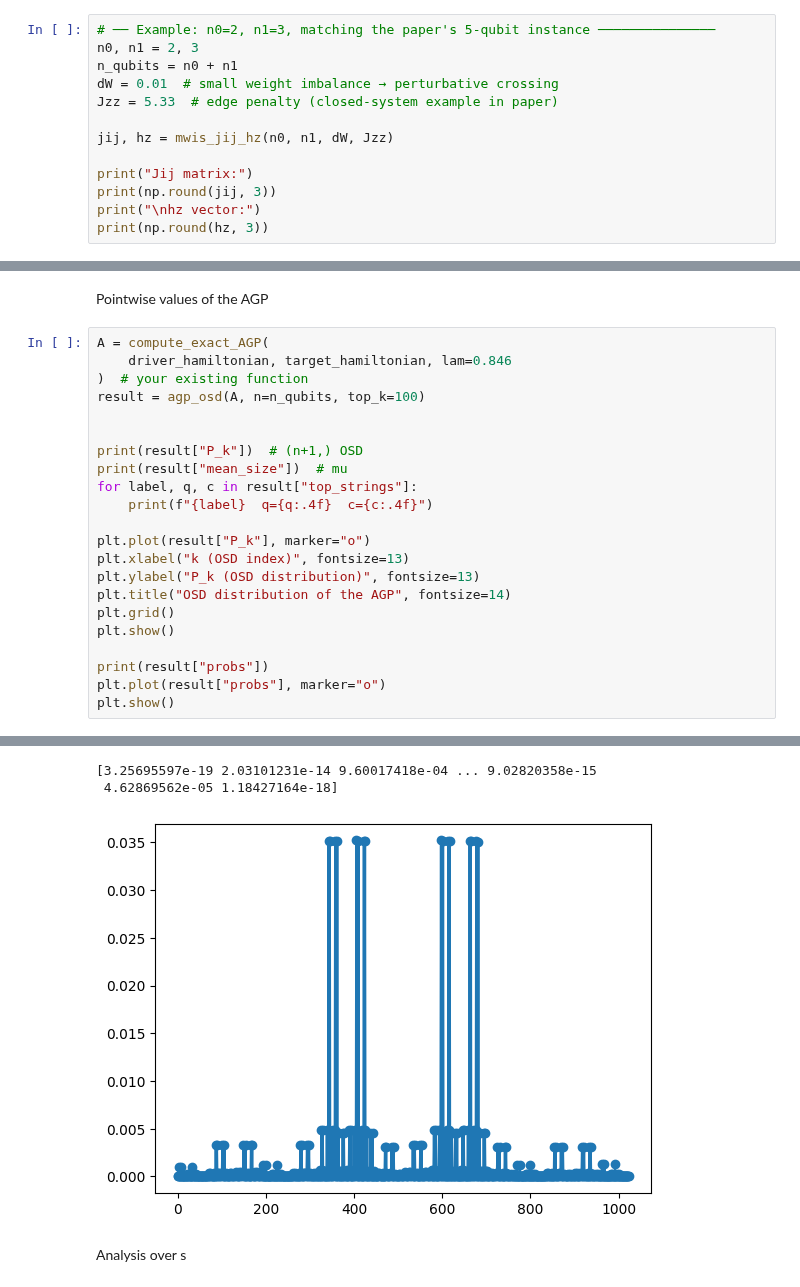
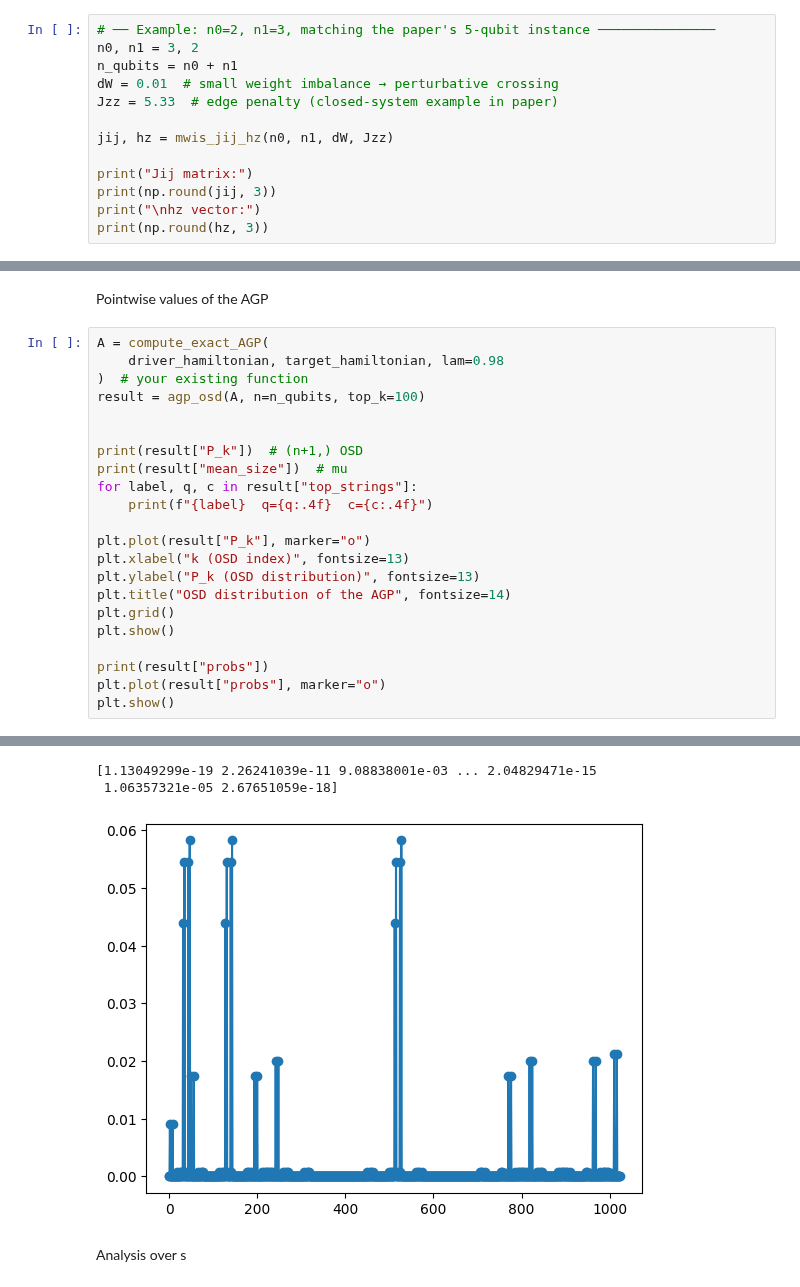
Before and after one commit to emacosta95/Magic4Annealing, a Jupyter notebook: AGPanalysis.ipynb, the cells around one changed output, grey strips where cells are left out. Cells and saved outputs as stored; diff of their text form.

```diff
--- a/AGPanalysis.ipynb
+++ b/AGPanalysis.ipynb
@@ -55,7 +55,7 @@ def mwis_jij_hz(n0, n1, dW, Jzz):
 Hyperparameters
 # %%
 # ── Example: n0=2, n1=3, matching the paper's 5-qubit instance ───────────────
-n0, n1 = 2, 3
+n0, n1 = 3, 2
 n_qubits = n0 + n1
 dW = 0.01  # small weight imbalance → perturbative crossing
 Jzz = 5.33  # edge penalty (closed-system example in paper)
@@ -159,7 +183,7 @@ Minimum gap Δ₁₀ = 0.000668 at s = 0.846
 Pointwise values of the AGP
 # %%
 A = compute_exact_AGP(
-    driver_hamiltonian, target_hamiltonian, lam=0.846
+    driver_hamiltonian, target_hamiltonian, lam=0.98
 )  # your existing function
 result = agp_osd(A, n=n_qubits, top_k=100)
 
@@ -201,6 +225,6 @@ IZIYI  q=0.0012  c=0.2405+0.0000j
-[3.25695597e-19 2.03101231e-14 9.60017418e-04 ... 9.02820358e-15
- 4.62869562e-05 1.18427164e-18]
+[1.13049299e-19 2.26241039e-11 9.08838001e-03 ... 2.04829471e-15
+ 1.06357321e-05 2.67651059e-18]
-[figure, old version]
+[figure, new version]
 # %% [markdown]
 Analysis over s
 # %%
```
Also changed, not shown: parts of 7 cells of this notebook, 5 other files.
